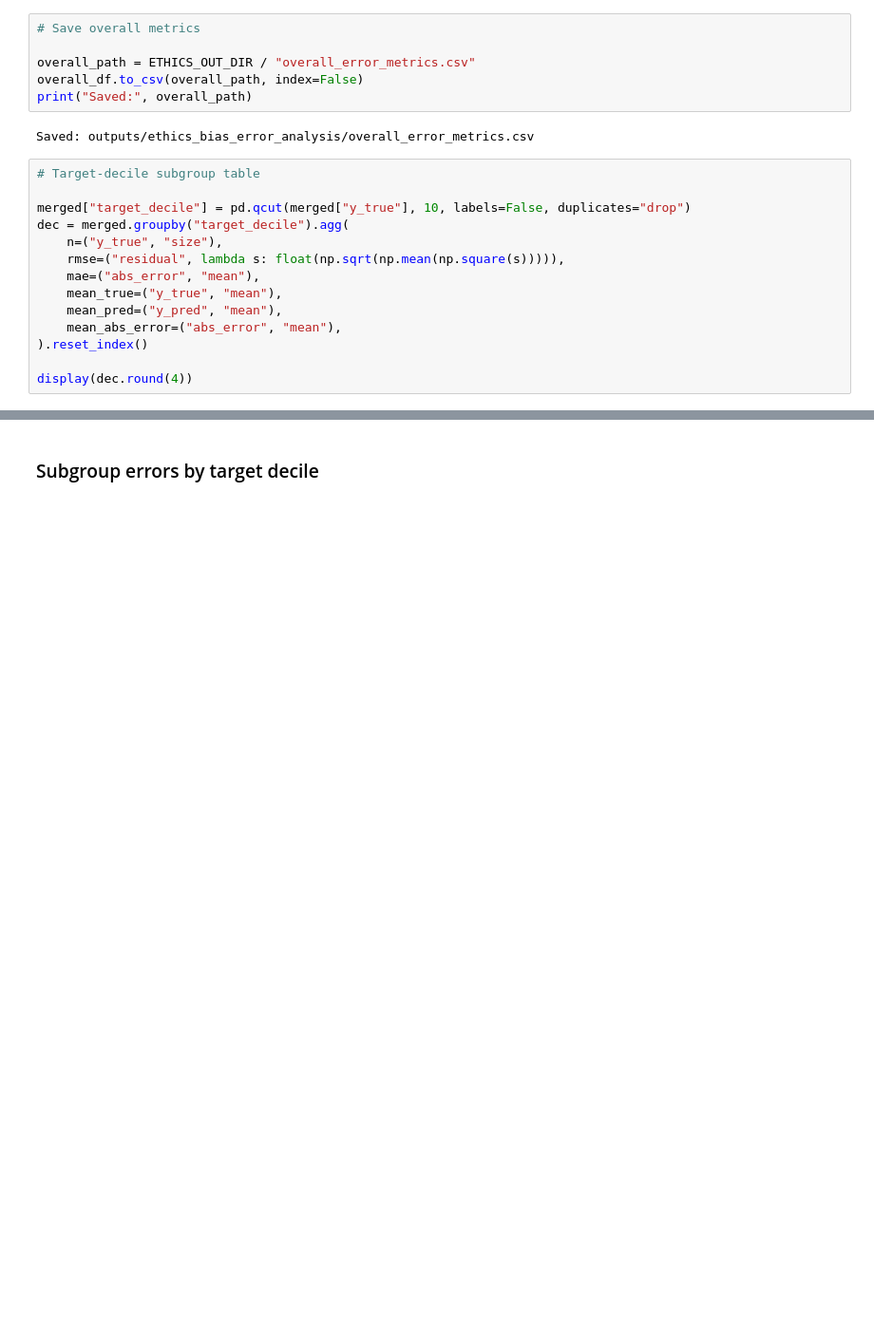
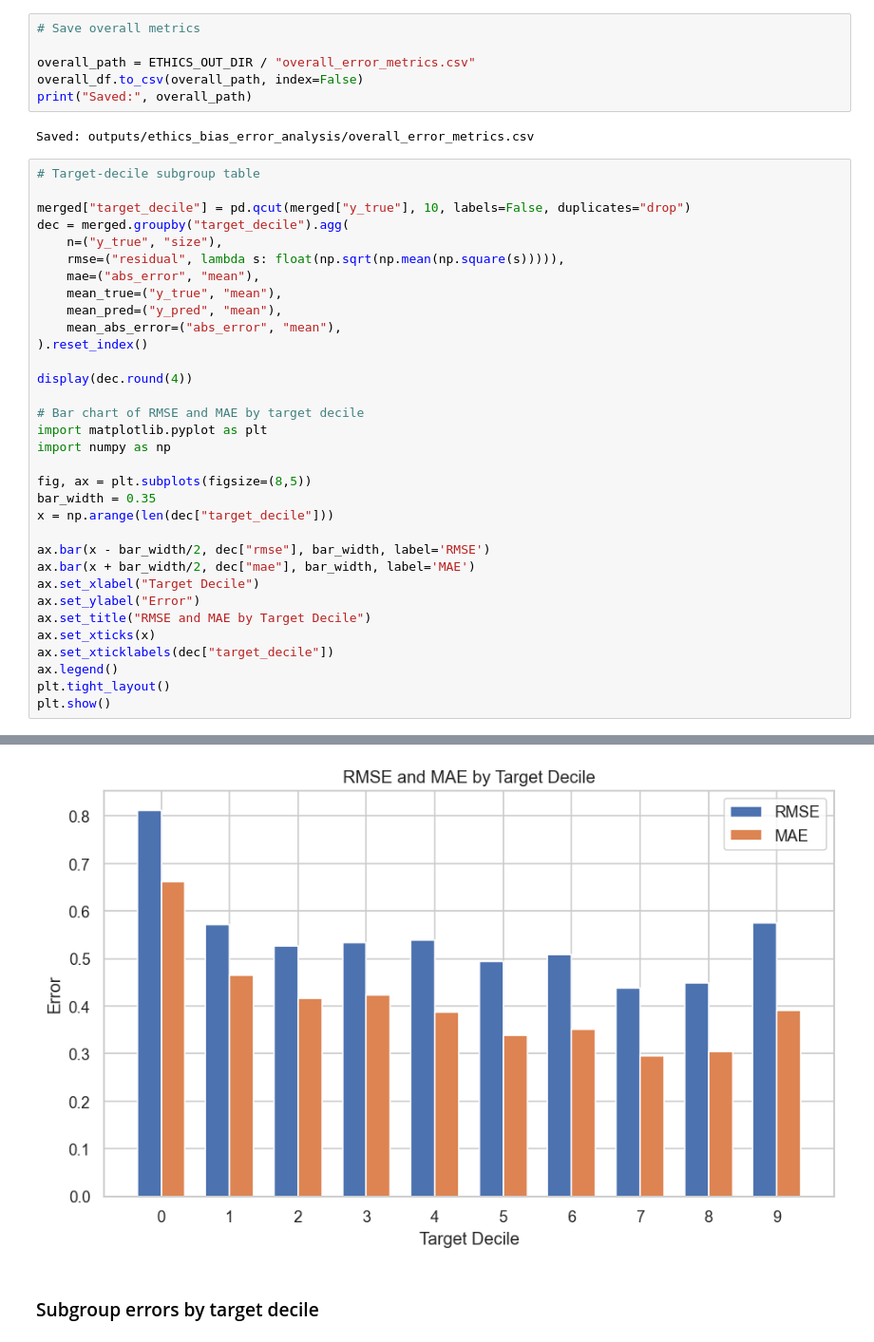
Before and after one commit to aukehilbrands/thesis, a Jupyter notebook: 3_modeling_and_analysis.ipynb, the cells around one changed output, grey strips where cells are left out. Shown at 95% size. Drawn from its saved outputs; the diff is of its cells as text; blank space fills up the shorter version.

```diff
--- a/3_modeling_and_analysis.ipynb
+++ b/3_modeling_and_analysis.ipynb
@@ -1378,29 +1410,49 @@ Saved: outputs/ethics_bias_error_analysis/overall_error_metrics.csv
 # %%
 # Target-decile subgroup table
 
 merged["target_decile"] = pd.qcut(merged["y_true"], 10, labels=False, duplicates="drop")
 dec = merged.groupby("target_decile").agg(
     n=("y_true", "size"),
     rmse=("residual", lambda s: float(np.sqrt(np.mean(np.square(s))))),
     mae=("abs_error", "mean"),
     mean_true=("y_true", "mean"),
     mean_pred=("y_pred", "mean"),
     mean_abs_error=("abs_error", "mean"),
 ).reset_index()
 
 display(dec.round(4))
+
+# Bar chart of RMSE and MAE by target decile
+import matplotlib.pyplot as plt
+import numpy as np
+
+fig, ax = plt.subplots(figsize=(8,5))
+bar_width = 0.35
+x = np.arange(len(dec["target_decile"]))
+
+ax.bar(x - bar_width/2, dec["rmse"], bar_width, label='RMSE')
+ax.bar(x + bar_width/2, dec["mae"], bar_width, label='MAE')
+ax.set_xlabel("Target Decile")
+ax.set_ylabel("Error")
+ax.set_title("RMSE and MAE by Target Decile")
+ax.set_xticks(x)
+ax.set_xticklabels(dec["target_decile"])
+ax.legend()
+plt.tight_layout()
+plt.show()
 # %% [output]
 |  | target_decile | n | rmse | mae | mean_true | mean_pred | mean_abs_error |
 | 0 | 0 | 293 | 0.8123 | 0.6614 | 0.5387 | 1.1514 | 0.6614 |
 | 1 | 1 | 264 | 0.5715 | 0.4643 | 1.5901 | 1.7639 | 0.4643 |
 | 2 | 2 | 313 | 0.5266 | 0.4155 | 2.1852 | 2.2777 | 0.4155 |
 | 3 | 3 | 245 | 0.5335 | 0.4231 | 2.6235 | 2.6878 | 0.4231 |
 | 4 | 4 | 285 | 0.5387 | 0.3867 | 3.0064 | 2.9408 | 0.3867 |
 | 5 | 5 | 255 | 0.4943 | 0.3377 | 3.3874 | 3.2913 | 0.3377 |
 | 6 | 6 | 290 | 0.5076 | 0.3506 | 3.7515 | 3.5917 | 0.3506 |
 | 7 | 7 | 269 | 0.4375 | 0.2947 | 4.1098 | 3.9972 | 0.2947 |
 | 8 | 8 | 271 | 0.4494 | 0.3048 | 4.5275 | 4.3597 | 0.3048 |
 | 9 | 9 | 274 | 0.5759 | 0.3918 | 5.2844 | 4.9755 | 0.3918 |
+[figure, added]
 # %% [markdown]
 ### Subgroup errors by target decile
 # %%
```
Also changed, not shown: parts of 13 cells of this notebook, 10 other files.
